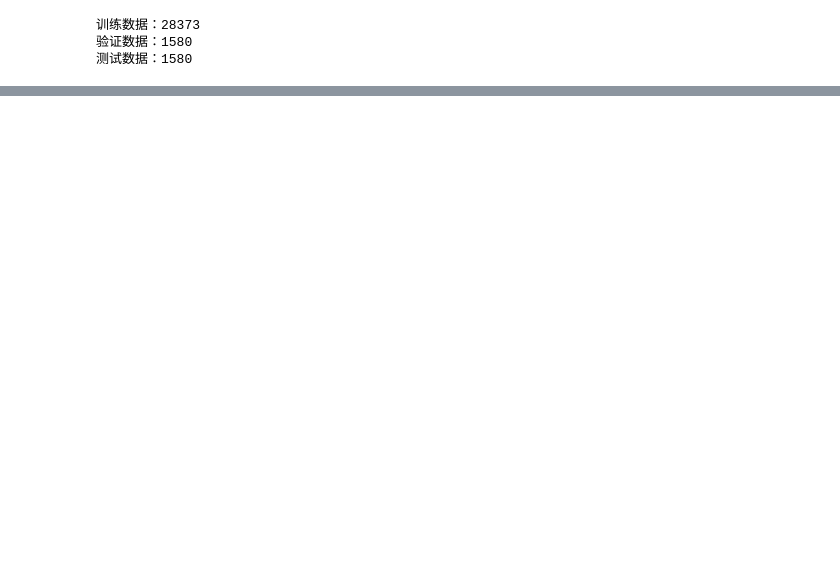
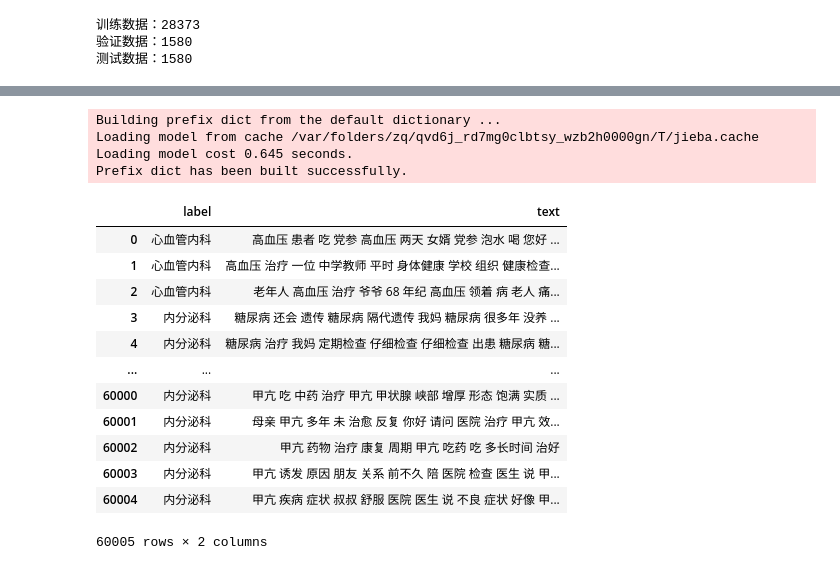
Before and after one commit to yangyuxiang1996/NLP_Text_Classification_for_Intelligent_Triage, a Jupyter notebook: data.ipynb, the cells around one changed output, grey strips where cells are left out. Drawn from its saved outputs; the diff is of its cells as text; code cells hidden in the pictures; blank space fills up the shorter version.

```diff
--- a/data.ipynb
+++ b/data.ipynb
@@ -114,0 +133,20 @@ data_to_csv(config.test_raw_file)
+# %%
+keep = {"神经科":0, "心血管科":0, "呼吸科":0, "内分泌科":0, "消化科":0}
+with open('file/Chinese-medical-dialogue-data/Data_数据/IM_内科/内科5000-33000.csv', mode="r", encoding="gbk", errors='ignore') as f:
+    labels = []
+    asklist = []
+    labelset = set()
+    for i in range(500000):
+        lin = f.readline()[0:-1].split(',')
+        if i==0:
+            continue
+        #print(lin)
+        if len(lin) == 4:
+            if len(lin[1]+','+lin[2])<=128:
+                if lin[0] in keep:
+                    if keep[lin[0]] > 12000:
+                        continue
+                    keep[lin[0]] += 1
+                    labels.append(lin[0])
+                    asklist.append(lin[1]+','+lin[2])
+labels, asklist
@@ -114,0 +171,40 @@ data_to_csv(config.test_raw_file)
+# %%
+
+# print(asklist)
+import json
+import jieba
+import pandas as pd
+data = pd.read_csv(config.train_data_file, sep="\t")
+stopwords =[]
+with open("ml/data/stopwords.txt", "r") as f:
+    for line in f.readlines():
+        line = line.strip()
+        stopwords.append(line)
+asklist = [" ".join([word for word in jieba.cut(sentence) if word not in stopwords]) for sentence in asklist]
+buchong1 = pd.DataFrame(zip(labels, asklist), columns=['label', 'text'])
+renamed = {"神经科":"神经内科", "心血管科":"心血管内科", "呼吸科":"呼吸内科", "内分泌科":"内分泌科", "消化科":"消化内科"}
+buchong1['label'] = buchong1['label'].apply(lambda x: renamed[x])
+# print(data.shape)
+# data = pd.concat([buchong, data])
+# data = data.sample(frac=1).reset_index(drop=True)
+# %% [output]
+Building prefix dict from the default dictionary ...
+Loading model from cache /var/folders/zq/qvd6j_rd7mg0clbtsy_wzb2h0000gn/T/jieba.cache
+Loading model cost 0.645 seconds.
+Prefix dict has been built successfully.
+# %%
+buchong1
+# %% [output]
+|  | label | text |
+| 0 | 心血管内科 | 高血压 患者 吃 党参 高血压 两天 女婿 党参 泡水 喝 您好 ... |
+| 1 | 心血管内科 | 高血压 治疗 一位 中学教师 平时 身体健康 学校 组织 健康检查... |
+| 2 | 心血管内科 | 老年人 高血压 治疗 爷爷 68 年纪 高血压 领着 病 老人 痛... |
+| 3 | 内分泌科 | 糖尿病 还会 遗传 糖尿病 隔代遗传 我妈 糖尿病 很多年 没养 ... |
+| 4 | 内分泌科 | 糖尿病 治疗 我妈 定期检查 仔细检查 仔细检查 出患 糖尿病 糖... |
+| ... | ... | ... |
+| 60000 | 内分泌科 | 甲亢 吃 中药 治疗 甲亢 甲状腺 峡部 增厚 形态 饱满 实质 ... |
+| 60001 | 内分泌科 | 母亲 甲亢 多年 未 治愈 反复 你好 请问 医院 治疗 甲亢 效... |
+| 60002 | 内分泌科 | 甲亢 药物 治疗 康复 周期 甲亢 吃药 吃 多长时间 治好 |
+| 60003 | 内分泌科 | 甲亢 诱发 原因 朋友 关系 前不久 陪 医院 检查 医生 说 甲... |
+| 60004 | 内分泌科 | 甲亢 疾病 症状 叔叔 舒服 医院 医生 说 不良 症状 好像 甲... |
+60005 rows × 2 columns
```
Also changed, not shown: parts of 20 cells of this notebook, 42 other files.
